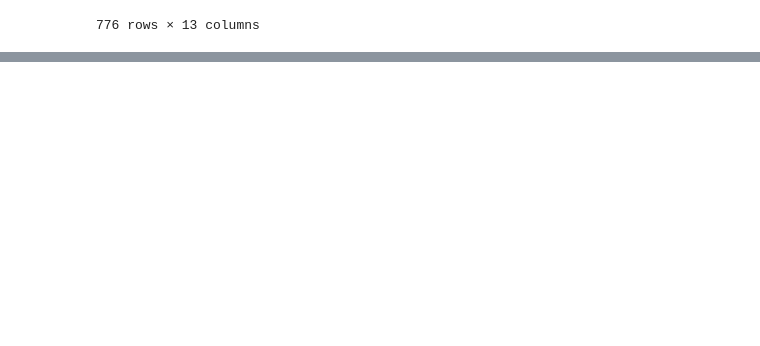
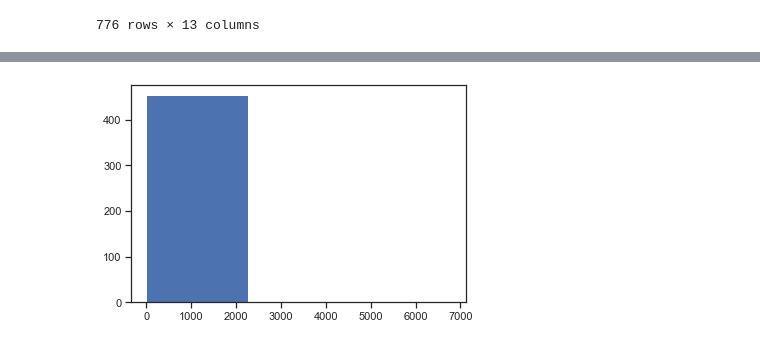
Before and after one commit to SohZongXian/DMC-2021, a Jupyter notebook: DMC script.ipynb, the cells around one changed output, grey strips where cells are left out. Saved outputs shown, nothing was run; the diff lists cells and outputs as text; code cells hidden in the pictures; blank space fills up the shorter version.

Commit message:
Update DMC script.ipynb
Update Pair Plot

```diff
--- a/DMC script.ipynb
+++ b/DMC script.ipynb
@@ -256,3 +256,10 @@ test_column
 # %%
 ## Make pair plot using seaborn
 import seaborn as sns
+
+sns.set(style="ticks", color_codes=True)
+g = sns.pairplot(book_data)
+
+
+import matplotlib.pyplot as plt
+plt.show()
@@ -258,0 +268,9 @@ import seaborn as sns
+# %%
+#Create histogram -> not suitable
+
+x = book_data['Total_Interest'].value_counts()
+
+plt.hist(x, bins = 3)
+plt.show()
+# %% [output]
+[figure, added]
```
Also changed, not shown: parts of 1 cell of this notebook.
